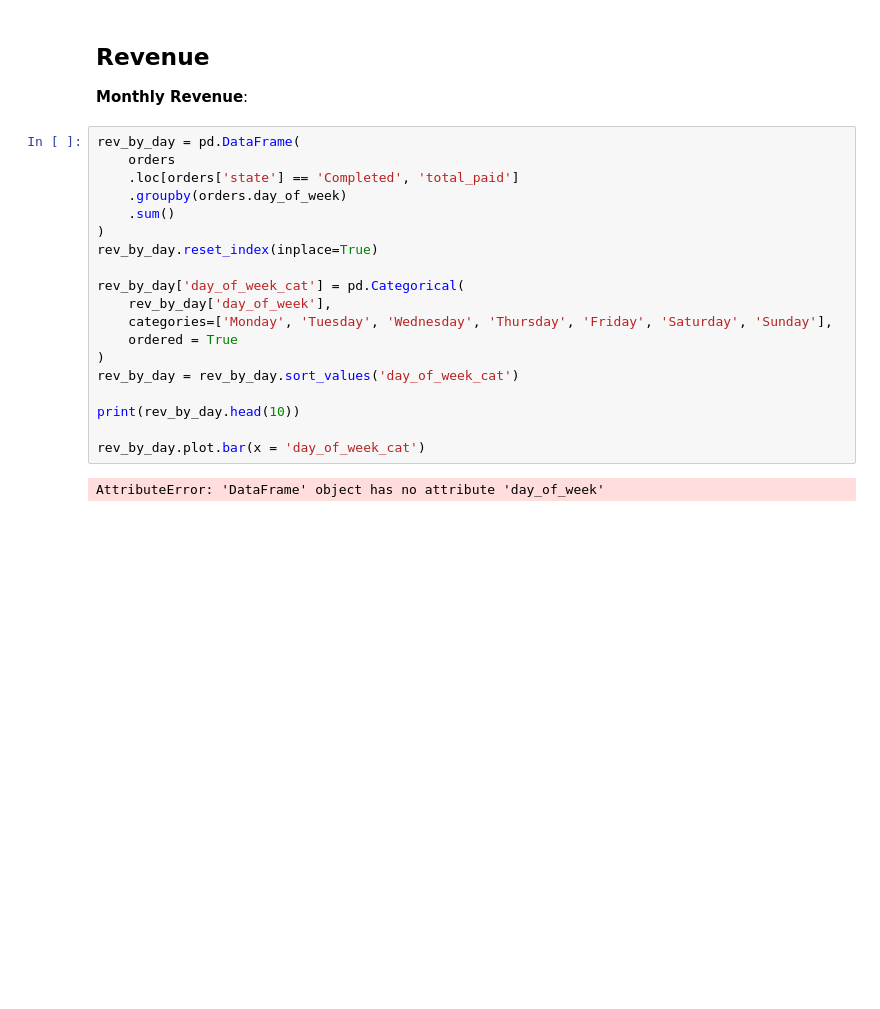
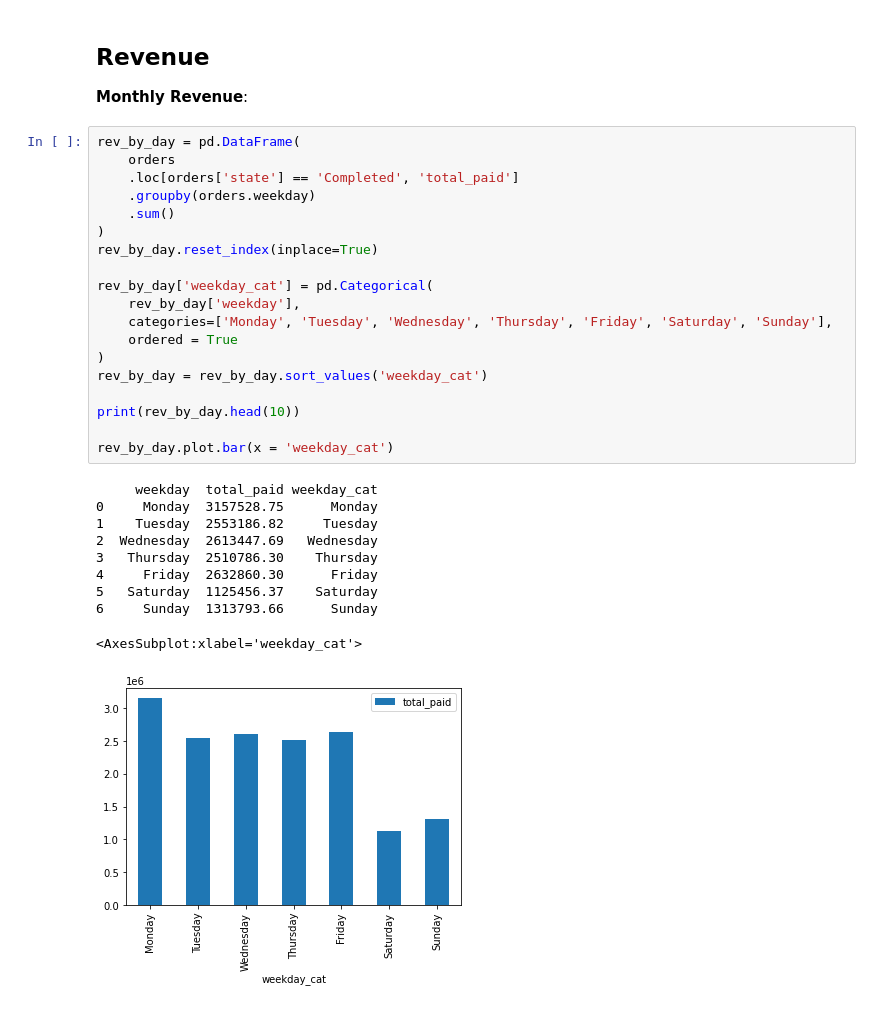
Before and after one commit to tobiasaurer/python-eniac-dataprocessing, a Jupyter notebook: data_exploration.ipynb, the cells around one changed output. Cells and saved outputs as stored; diff of their text form; blank space fills up the shorter version.

```diff
--- a/data_exploration.ipynb
+++ b/data_exploration.ipynb
@@ -533,21 +544,30 @@ __Monthly Revenue__:
 # %%
 rev_by_day = pd.DataFrame(
     orders
     .loc[orders['state'] == 'Completed', 'total_paid']
-    .groupby(orders.day_of_week)
+    .groupby(orders.weekday)
     .sum()
 )
 rev_by_day.reset_index(inplace=True)
 
-rev_by_day['day_of_week_cat'] = pd.Categorical(
-    rev_by_day['day_of_week'],
+rev_by_day['weekday_cat'] = pd.Categorical(
+    rev_by_day['weekday'],
     categories=['Monday', 'Tuesday', 'Wednesday', 'Thursday', 'Friday', 'Saturday', 'Sunday'],
     ordered = True
 )
-rev_by_day = rev_by_day.sort_values('day_of_week_cat')
+rev_by_day = rev_by_day.sort_values('weekday_cat')
 
 print(rev_by_day.head(10))
 
-rev_by_day.plot.bar(x = 'day_of_week_cat')
+rev_by_day.plot.bar(x = 'weekday_cat')
 # %% [output]
-AttributeError: 'DataFrame' object has no attribute 'day_of_week'
+     weekday  total_paid weekday_cat
+0     Monday  3157528.75      Monday
+1    Tuesday  2553186.82     Tuesday
+2  Wednesday  2613447.69   Wednesday
+3   Thursday  2510786.30    Thursday
+4     Friday  2632860.30      Friday
+5   Saturday  1125456.37    Saturday
+6     Sunday  1313793.66      Sunday
+<AxesSubplot:xlabel='weekday_cat'>
+[figure, added]
```
Also changed, not shown: parts of 12 cells of this notebook.
